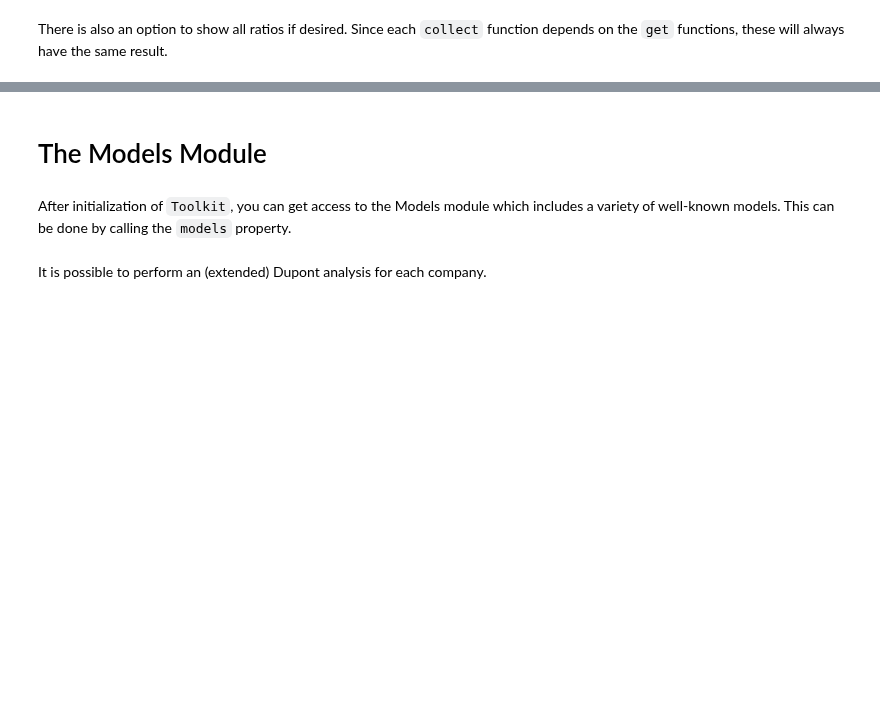
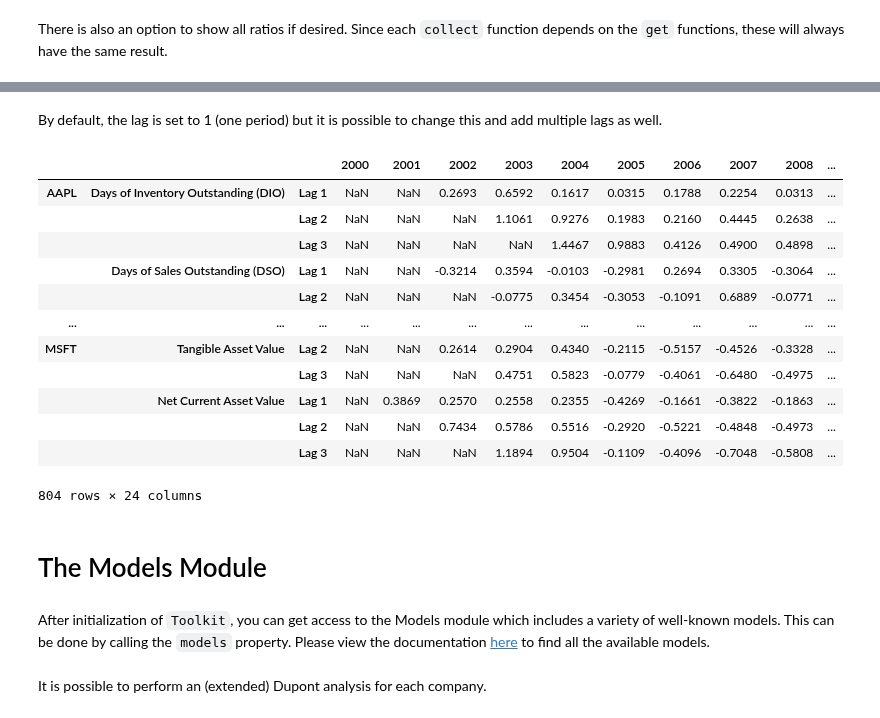
Before and after one commit to JerBouma/FinanceToolkit, a Jupyter notebook: examples/Finance Toolkit - 1. Getting Started.ipynb, the cells around one changed output, grey strips where cells are left out. Saved outputs shown, nothing was run; the diff lists cells and outputs as text; code cells hidden in the pictures; blank space fills up the shorter version.

```diff
--- a/examples/Finance Toolkit - 1. Getting Started.ipynb
+++ b/examples/Finance Toolkit - 1. Getting Started.ipynb
@@ -307,7 +321,25 @@ ratios.collect_all_ratios()
+# %% [markdown]
+By default, the lag is set to 1 (one period) but it is possible to change this and add multiple lags as well.
+# %%
+ratios.collect_all_ratios(growth=True, lag=[1, 2, 3])
+# %% [output]
+|  |  |  | 2000 | 2001 | 2002 | 2003 | 2004 | 2005 | 2006 | 2007 | 2008 | ... |
+| AAPL | Days of Inventory Outstanding (DIO) | Lag 1 | NaN | NaN | 0.2693 | 0.6592 | 0.1617 | 0.0315 | 0.1788 | 0.2254 | 0.0313 | ... |
+|  |  | Lag 2 | NaN | NaN | NaN | 1.1061 | 0.9276 | 0.1983 | 0.2160 | 0.4445 | 0.2638 | ... |
+|  |  | Lag 3 | NaN | NaN | NaN | NaN | 1.4467 | 0.9883 | 0.4126 | 0.4900 | 0.4898 | ... |
+|  | Days of Sales Outstanding (DSO) | Lag 1 | NaN | NaN | -0.3214 | 0.3594 | -0.0103 | -0.2981 | 0.2694 | 0.3305 | -0.3064 | ... |
+|  |  | Lag 2 | NaN | NaN | NaN | -0.0775 | 0.3454 | -0.3053 | -0.1091 | 0.6889 | -0.0771 | ... |
+| ... | ... | ... | ... | ... | ... | ... | ... | ... | ... | ... | ... | ... |
+| MSFT | Tangible Asset Value | Lag 2 | NaN | NaN | 0.2614 | 0.2904 | 0.4340 | -0.2115 | -0.5157 | -0.4526 | -0.3328 | ... |
+|  |  | Lag 3 | NaN | NaN | NaN | 0.4751 | 0.5823 | -0.0779 | -0.4061 | -0.6480 | -0.4975 | ... |
+|  | Net Current Asset Value | Lag 1 | NaN | 0.3869 | 0.2570 | 0.2558 | 0.2355 | -0.4269 | -0.1661 | -0.3822 | -0.1863 | ... |
+|  |  | Lag 2 | NaN | NaN | 0.7434 | 0.5786 | 0.5516 | -0.2920 | -0.5221 | -0.4848 | -0.4973 | ... |
+|  |  | Lag 3 | NaN | NaN | NaN | 1.1894 | 0.9504 | -0.1109 | -0.4096 | -0.7048 | -0.5808 | ... |
+804 rows × 24 columns
 # %% [markdown]
 # The Models Module
 # %% [markdown]
-After initialization of `Toolkit`, you can get access to the Models module which includes a variety of well-known models. This can be done by calling the `models` property.
+After initialization of `Toolkit`, you can get access to the Models module which includes a variety of well-known models. This can be done by calling the `models` property. Please view the documentation [here](https://www.jeroenbouma.com/projects/financetoolkit/docs#Models-Module) to find all the available models.
 # %%
 models = companies.models
 # %% [markdown]
```
Also changed, not shown: parts of 27 cells of this notebook.
